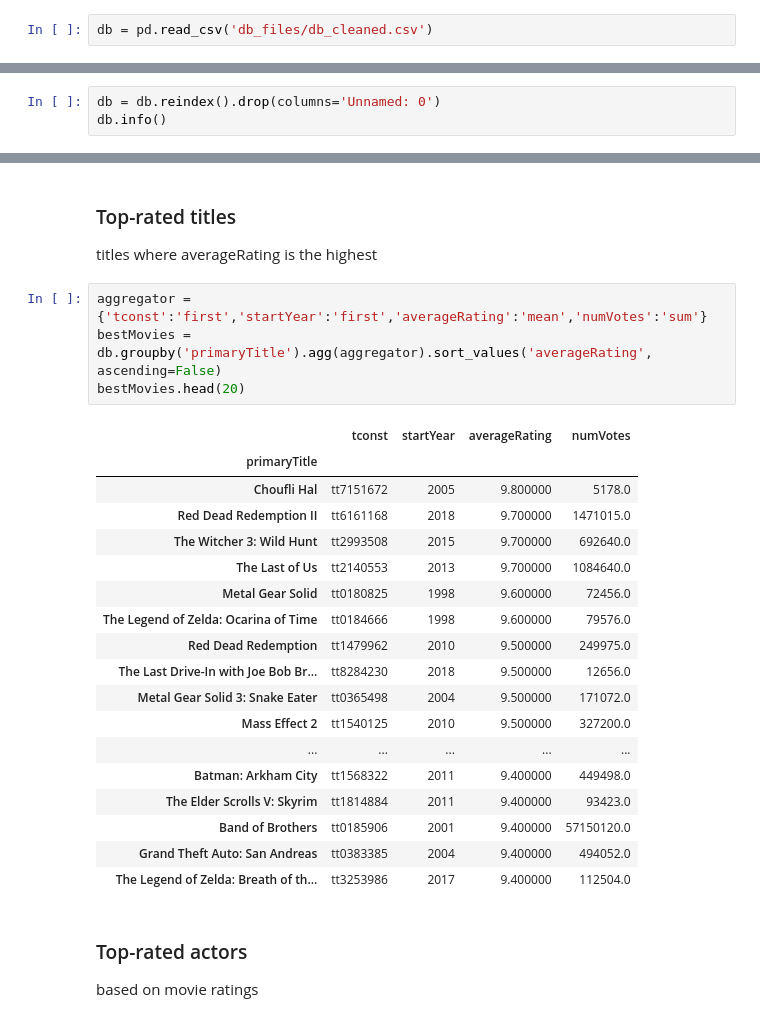
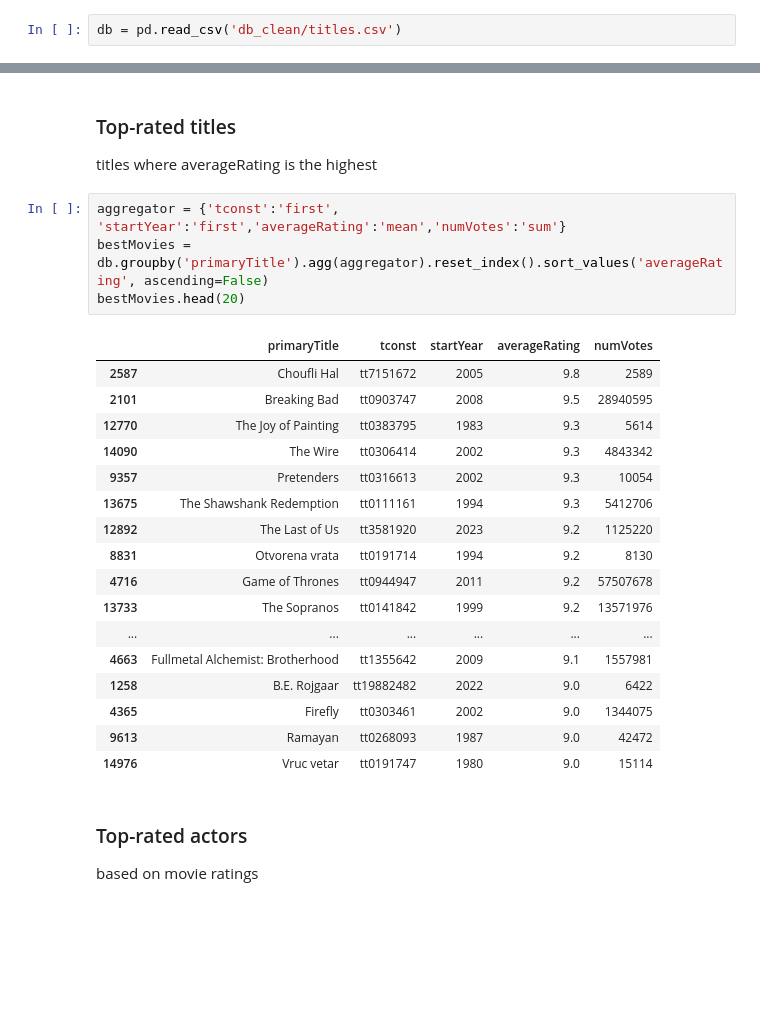
Before and after one commit to Lozzio99/Madness, a Jupyter notebook: MadEda.ipynb, the cells around one changed output, grey strips where cells are left out. Cells and saved outputs as stored; diff of their text form; blank space fills up the shorter version.

```diff
--- a/MadEda.ipynb
+++ b/MadEda.ipynb
@@ -11,7 +11,7 @@ plt.rcParams['font.size'] = 18
 pd.options.display.max_rows = 100
 pd.options.display.max_columns = 100
 # %%
-db = pd.read_csv('db_files/db_cleaned.csv')
+db = pd.read_csv('db_clean/titles.csv')
 # %% [markdown]
 #### Titus Livius superstar
 
@@ -39,3 +28,0 @@ db.shape
-# %%
-db = db.reindex().drop(columns='Unnamed: 0')
-db.info()
@@ -173,28 +166,27 @@ longest_series
 ### Top-rated titles
 titles where averageRating is the highest
 # %%
-aggregator = {'tconst':'first','startYear':'first','averageRating':'mean','numVotes':'sum'}
-bestMovies = db.groupby('primaryTitle').agg(aggregator).sort_values('averageRating', ascending=False)
+aggregator = {'tconst':'first', 'startYear':'first','averageRating':'mean','numVotes':'sum'}
+bestMovies = db.groupby('primaryTitle').agg(aggregator).reset_index().sort_values('averageRating', ascending=False)
 bestMovies.head(20)
 # %% [output]
-|  | tconst | startYear | averageRating | numVotes |
-| primaryTitle |  |  |  |  |
-| Choufli Hal | tt7151672 | 2005 | 9.800000 | 5178.0 |
-| Red Dead Redemption II | tt6161168 | 2018 | 9.700000 | 1471015.0 |
-| The Witcher 3: Wild Hunt | tt2993508 | 2015 | 9.700000 | 692640.0 |
-| The Last of Us | tt2140553 | 2013 | 9.700000 | 1084640.0 |
-| Metal Gear Solid | tt0180825 | 1998 | 9.600000 | 72456.0 |
-| The Legend of Zelda: Ocarina of Time | tt0184666 | 1998 | 9.600000 | 79576.0 |
-| Red Dead Redemption | tt1479962 | 2010 | 9.500000 | 249975.0 |
-| The Last Drive-In with Joe Bob Br... | tt8284230 | 2018 | 9.500000 | 12656.0 |
-| Metal Gear Solid 3: Snake Eater | tt0365498 | 2004 | 9.500000 | 171072.0 |
-| Mass Effect 2 | tt1540125 | 2010 | 9.500000 | 327200.0 |
-| ... | ... | ... | ... | ... |
-| Batman: Arkham City | tt1568322 | 2011 | 9.400000 | 449498.0 |
-| The Elder Scrolls V: Skyrim | tt1814884 | 2011 | 9.400000 | 93423.0 |
-| Band of Brothers | tt0185906 | 2001 | 9.400000 | 57150120.0 |
-| Grand Theft Auto: San Andreas | tt0383385 | 2004 | 9.400000 | 494052.0 |
-| The Legend of Zelda: Breath of th... | tt3253986 | 2017 | 9.400000 | 112504.0 |
+|  | primaryTitle | tconst | startYear | averageRating | numVotes |
+| 2587 | Choufli Hal | tt7151672 | 2005 | 9.8 | 2589 |
+| 2101 | Breaking Bad | tt0903747 | 2008 | 9.5 | 28940595 |
+| 12770 | The Joy of Painting | tt0383795 | 1983 | 9.3 | 5614 |
+| 14090 | The Wire | tt0306414 | 2002 | 9.3 | 4843342 |
+| 9357 | Pretenders | tt0316613 | 2002 | 9.3 | 10054 |
+| 13675 | The Shawshank Redemption | tt0111161 | 1994 | 9.3 | 5412706 |
+| 12892 | The Last of Us | tt3581920 | 2023 | 9.2 | 1125220 |
+| 8831 | Otvorena vrata | tt0191714 | 1994 | 9.2 | 8130 |
+| 4716 | Game of Thrones | tt0944947 | 2011 | 9.2 | 57507678 |
+| 13733 | The Sopranos | tt0141842 | 1999 | 9.2 | 13571976 |
+| ... | ... | ... | ... | ... | ... |
+| 4663 | Fullmetal Alchemist: Brotherhood | tt1355642 | 2009 | 9.1 | 1557981 |
+| 1258 | B.E. Rojgaar | tt19882482 | 2022 | 9.0 | 6422 |
+| 4365 | Firefly | tt0303461 | 2002 | 9.0 | 1344075 |
+| 9613 | Ramayan | tt0268093 | 1987 | 9.0 | 42472 |
+| 14976 | Vruc vetar | tt0191747 | 1980 | 9.0 | 15114 |
 # %% [markdown]
 ### Top-rated actors
 based on movie ratings
```
Also changed, not shown: parts of 20 cells of this notebook, 2 other files.
